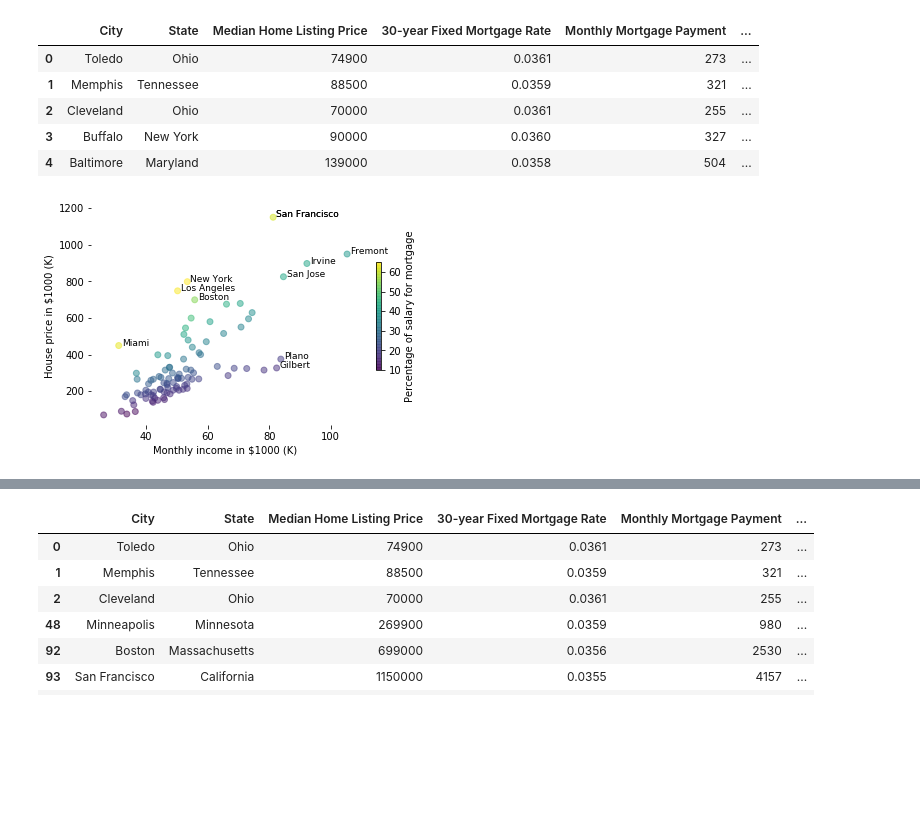
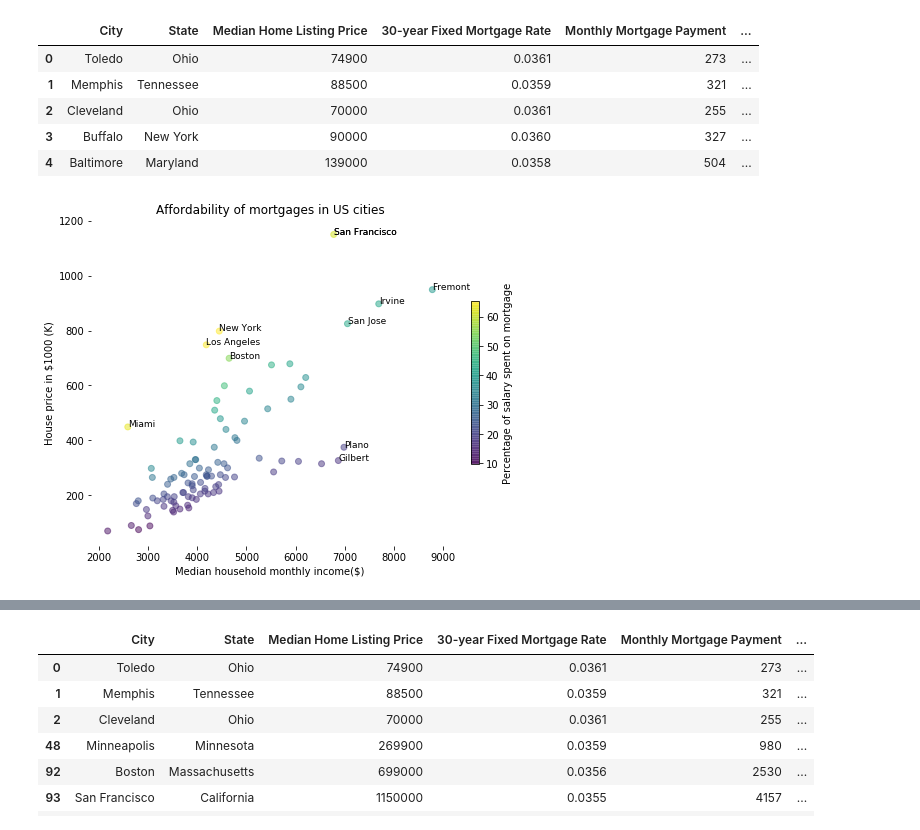
Before and after one commit to fizquierdo/Viz, a Jupyter notebook: make-over-monday/week47/house prices.ipynb, the cells around one changed output, grey strips where cells are left out. Drawn from its saved outputs; the diff is of its cells as text; code cells hidden in the pictures; blank space fills up the shorter version.

```diff
--- a/make-over-monday/week47/house prices.ipynb
+++ b/make-over-monday/week47/house prices.ipynb
@@ -24,28 +24,29 @@ def assign_band(x):
 df['band'] = df['Hours per Month to Afford a Home'].apply(assign_band)
 df['monthly_income'] = df['Median Household Income'].apply(lambda x: x/12.0)
 df['mortgage_prop'] = df['Monthly Mortgage Payment'].apply(lambda x: x*100) / df['monthly_income']
-df['income_k'] = df['Median Household Income'].apply(lambda x: x / 1000)
+df['income'] = df['monthly_income']#.apply(lambda x: x / 1000)
 df['price_k'] = df['Median Home Listing Price'].apply(lambda x: x / 1000)
 # %%
 def annotate_city(city):
     df_city = df[df.City == city]
     city = df_city.iloc[0]
-    plt.text(city.income_k+1, city.price_k+1, city.City, fontsize=9)
+    plt.text(city.income+1, city.price_k+1, city.City, fontsize=9)
 
-cities = list(df[df.mortgage_prop > 50]['City']) + list(df[df.income_k > 80]['City'])
+cities = list(df[df.mortgage_prop > 50]['City']) + list(df[df.income > 6600]['City'])
 for city in cities:
     annotate_city(city)
 
 #plt.tick_params(top='off', bottom='off', left='off', right='off', labelleft='off', labelbottom='on')
-ax = plt.scatter(df.income_k, df.price_k, c=df.mortgage_prop, alpha=0.5)
-plt.xlabel('Monthly income in $1000 (K)')
+ax = plt.scatter(df.income, df.price_k, c=df.mortgage_prop, alpha=0.5)
+plt.xlabel('Median household monthly income($)')
 plt.ylabel('House price in $1000 (K)')
 c = plt.colorbar(orientation='vertical', shrink = 0.5)
-c.set_label('Percentage of salary for mortgage')
+c.set_label('Percentage of salary spent on mortgage')
 plt.box(False)
+plt.title('Affordability of mortgages in US cities')
 plt.savefig('mortgage.png')
 # %% [output]
-[figure, old version]
+[figure, new version]
 # %%
 # In case we need to resize figure:
 import matplotlib.pyplot as plt
```
Also changed, not shown: parts of 1 cell of this notebook, 1 other file.
